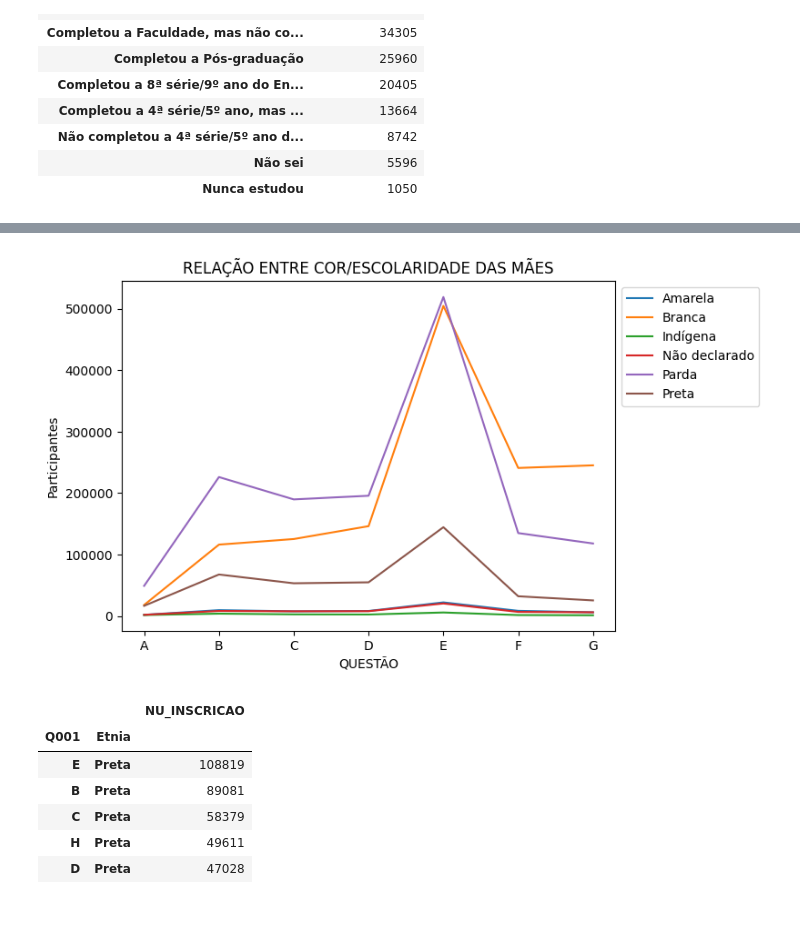
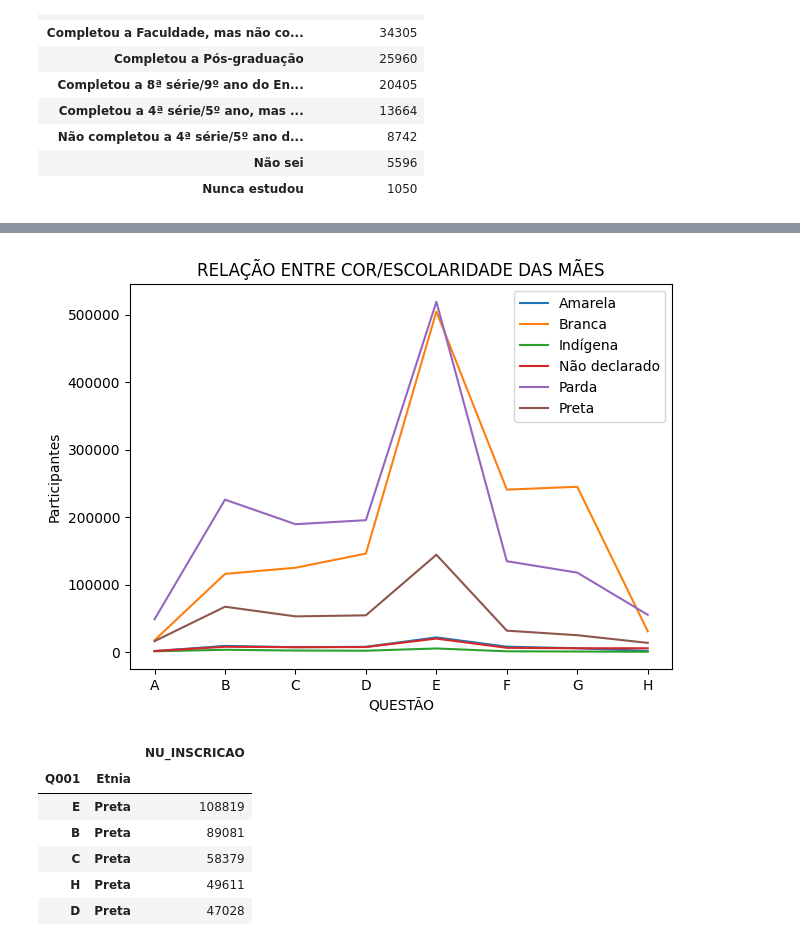
Before and after one commit to Jessesantoz/DadosEnem2022, a Jupyter notebook: Enem_Etnia.ipynb, the cells around one changed output, grey strips where cells are left out. Cells and saved outputs as stored; diff of their text form; code cells hidden in the pictures; blank space fills up the shorter version.

```diff
--- a/Enem_Etnia.ipynb
+++ b/Enem_Etnia.ipynb
@@ -394,0 +624,2 @@ plt.show()
+# %%
+q002Cor = dadosEtnia.filter(items=['Etnia', 'Q002', 'NU_INSCRICAO']).groupby(['Q002', 'Etnia']).count().unstack()
@@ -395,18 +644,16 @@ plt.show()
 # %%
-q002Cor = dadosEtnia.filter(items=['Etnia', 'Q002', 'NU_INSCRICAO']).where(dadosEtnia.Q002 != 'H').groupby(['Q002', 'Etnia']).count().unstack()
-
 ax = q002Cor.plot()
 
 legend_labels = q002Cor.columns.get_level_values(1)
 ax.legend(legend_labels, bbox_to_anchor=(1.0, 1), loc=0)
 
 plt.rcParams['figure.figsize'] = (7, 5)
 plt.title ('RELAÇÃO ENTRE COR/ESCOLARIDADE DAS MÃES')
 plt.ylabel('Participantes')
 plt.xlabel('QUESTÃO')
 plt.show()
 # %% [output]
-[figure, old version]
+[figure, new version]
 # %%
 q001Pretos = dadosEtnia.filter(items=['Etnia', 'Q001', 'NU_INSCRICAO']).where(dadosEtnia.Etnia == 'Preta')\
 .groupby(['Q001', 'Etnia']).count()
```
Also changed, not shown: parts of 52 cells of this notebook.
